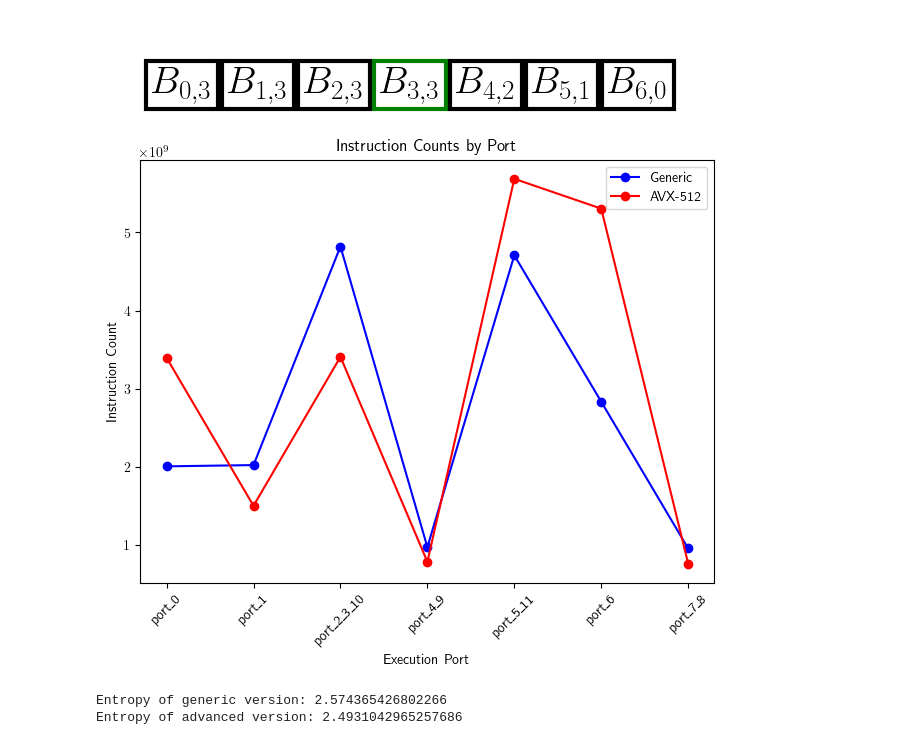
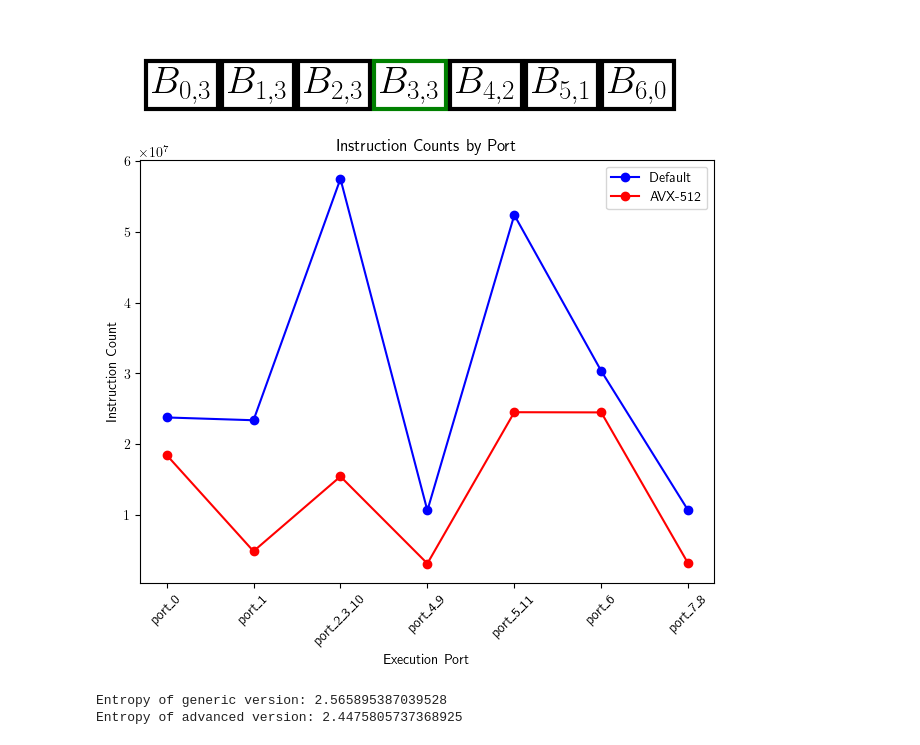
Before and after one commit to lprekon/lprekon.github.io, a Jupyter notebook: content/simd_benchmarking/simd_blogpost_graphics.ipynb, the cells around one changed output. Saved outputs shown, nothing was run; the diff lists cells and outputs as text; code cells hidden in the pictures.

```diff
--- a/content/simd_benchmarking/simd_blogpost_graphics.ipynb
+++ b/content/simd_benchmarking/simd_blogpost_graphics.ipynb
@@ -439,53 +541,53 @@ plt.show()
 [figure]
 # %%
 generic_port_counts = [
-    2005711390,
-    2021689432,
-    4820248648,
-    970977728,
-    4707492435,
-    2832950257,
-    954325184,
+    23779291,
+    23384677,
+    57530126,
+    10619738,
+    52410110,
+    30348759,
+    10633112,
 ]
 advanced_port_counts = [
-    3395445896,
-    1500347405,
-    3407607339,
-    783550782,
-    5686887699,
-    5305377678,
-    761331109,
+    18476643,
+    4858293,
+    15432734,
+    3118600,
+    24521465,
+    24494876,
+    3129601,
 ]
 
 
 # plot the counts for each category, and note the entropy
 fig, ax = plt.subplots()
 fig.tight_layout()
-ax.set_yticks(range(0, int(6e9), int(1e9)))
+# ax.set_yticks(range(0, int(max([max(generic_port_counts), max(advanced_port_counts)])) * 1.1, int(1e9)))
 ax.set_xticks(
     ticks=range(7),
     labels=["port_0", "port_1", "port_2_3_10", "port_4_9", "port_5_11", "port_6", "port_7_8"],
     rotation=45,
 )
 ax.set_xlabel("Execution Port")
 ax.set_ylabel("Instruction Count")
 ax.set_title("Instruction Counts by Port")
-ax.plot(generic_port_counts, "bo-", label="Generic")
+ax.plot(generic_port_counts, "bo-", label="Default")
 ax.plot(advanced_port_counts, "ro-", label="AVX-512")
 ax.legend()
 fig.savefig(f"{image_folder_name}/execution_ports.png", bbox_inches="tight")
 # %% [output]
-[figure, old version]
+[figure, new version]
 # %%
 generic__sum = sum(generic_port_counts)
 advanced_sum = sum(advanced_port_counts)
 
-generic_entropy = -sum([count/generic__sum * np.log2(count/generic__sum) for count in generic_port_counts])
-advanced_entropy = -sum([count/advanced_sum * np.log2(count/advanced_sum) for count in advanced_port_counts])
+generic_entropy = -sum([count / generic__sum * np.log2(count / generic__sum) for count in generic_port_counts])
+advanced_entropy = -sum([count / advanced_sum * np.log2(count / advanced_sum) for count in advanced_port_counts])
 
 print(f"Entropy of generic version: {generic_entropy}")
 print(f"Entropy of advanced version: {advanced_entropy}")
 # %% [output]
-Entropy of generic version: 2.574365426802266
-Entropy of advanced version: 2.4931042965257686
+Entropy of generic version: 2.565895387039528
+Entropy of advanced version: 2.4475805737368925
 # %%
```
Also changed, not shown: parts of 16 cells of this notebook, 2 other files.
